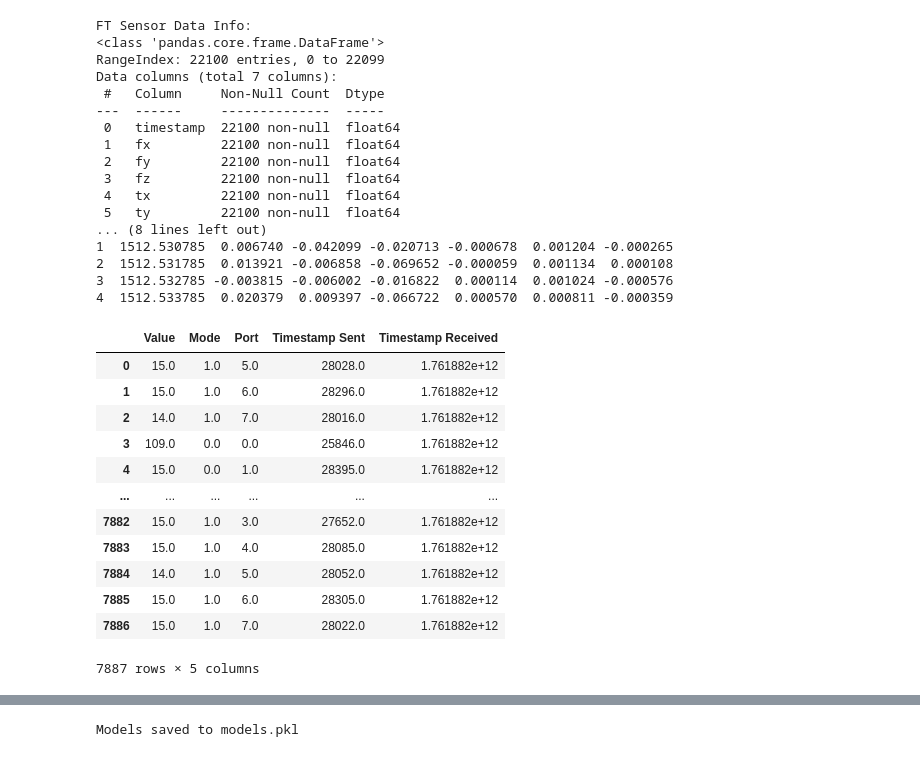
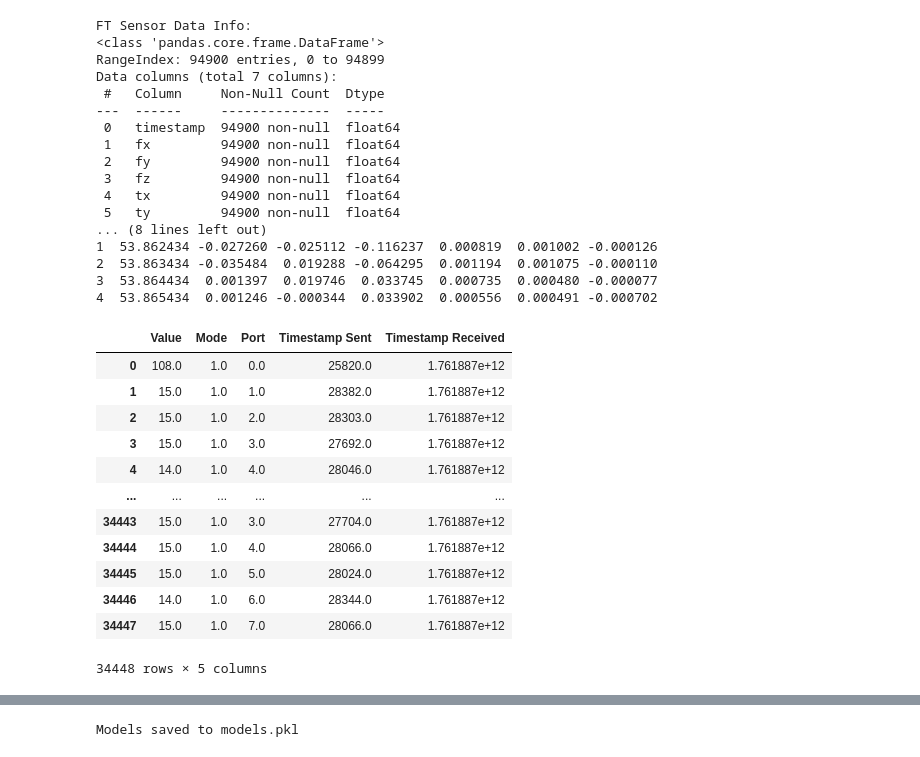
Before and after one commit to ECE382-Team2/ESP_Firmware, a Jupyter notebook: calibration/calibration.ipynb, the cells around one changed output, grey strips where cells are left out. Saved outputs shown, nothing was run; the diff lists cells and outputs as text; code cells hidden in the pictures.

```diff
--- a/calibration/calibration.ipynb
+++ b/calibration/calibration.ipynb
@@ -5,51 +5,56 @@ import numpy as np
 #%matplotlib ipympl
 # %%
 # Read the CSV files
-ft_sensor_data = pd.read_csv('1_ft_sensor_data_20251030_224736.csv')
-psoc_data = pd.read_csv('/home/karmanyaahm/Documents/code/random/haptic_homies_esp_firmware/calibration/1_20251030_224600_withftsensor_random_z_presses_data.csv')
+# ft_sensor_data = pd.read_csv('8_ft_sensor_data_20251030_235747.csv')
+# psoc_data = pd.read_csv('8_20251030_235512_test8_actually_tocuhing_properly_plz_red_data.csv')
+
+ft_sensor_data = pd.read_csv('9_ft_sensor_data_20251031_000832.csv')
+psoc_data = pd.read_csv('9_20251031_000641_test9_blue_but_touching_properly_data.csv')
+
+
 
 # Display basic information about the datasets
 print("FT Sensor Data Info:")
 print(ft_sensor_data.info())
 print("\nFirst few rows of FT Sensor Data:")
 print(ft_sensor_data.head())
 
 # print("\nPSOC Data Info:")
 # print(psoc_data.info())
 # print("\nFirst few rows of PSOC Data:")
 # print(psoc_data.head())
 psoc_data
 # %% [output]
 FT Sensor Data Info:
 <class 'pandas.core.frame.DataFrame'>
-RangeIndex: 22100 entries, 0 to 22099
+RangeIndex: 94900 entries, 0 to 94899
 Data columns (total 7 columns):
  #   Column     Non-Null Count  Dtype
 ---  ------     --------------  -----
- 0   timestamp  22100 non-null  float64
- 1   fx         22100 non-null  float64
- 2   fy         22100 non-null  float64
- 3   fz         22100 non-null  float64
- 4   tx         22100 non-null  float64
- 5   ty         22100 non-null  float64
+ 0   timestamp  94900 non-null  float64
+ 1   fx         94900 non-null  float64
+ 2   fy         94900 non-null  float64
+ 3   fz         94900 non-null  float64
+ 4   tx         94900 non-null  float64
+ 5   ty         94900 non-null  float64
 ... (8 lines left out)
-1  1512.530785  0.006740 -0.042099 -0.020713 -0.000678  0.001204 -0.000265
-2  1512.531785  0.013921 -0.006858 -0.069652 -0.000059  0.001134  0.000108
-3  1512.532785 -0.003815 -0.006002 -0.016822  0.000114  0.001024 -0.000576
-4  1512.533785  0.020379  0.009397 -0.066722  0.000570  0.000811 -0.000359
+1  53.862434 -0.027260 -0.025112 -0.116237  0.000819  0.001002 -0.000126
+2  53.863434 -0.035484  0.019288 -0.064295  0.001194  0.001075 -0.000110
+3  53.864434  0.001397  0.019746  0.033745  0.000735  0.000480 -0.000077
+4  53.865434  0.001246 -0.000344  0.033902  0.000556  0.000491 -0.000702
 |  | Value | Mode | Port | Timestamp Sent | Timestamp Received |
-| 0 | 15.0 | 1.0 | 5.0 | 28028.0 | 1.761882e+12 |
-| 1 | 15.0 | 1.0 | 6.0 | 28296.0 | 1.761882e+12 |
-| 2 | 14.0 | 1.0 | 7.0 | 28016.0 | 1.761882e+12 |
-| 3 | 109.0 | 0.0 | 0.0 | 25846.0 | 1.761882e+12 |
-| 4 | 15.0 | 0.0 | 1.0 | 28395.0 | 1.761882e+12 |
+| 0 | 108.0 | 1.0 | 0.0 | 25820.0 | 1.761887e+12 |
+| 1 | 15.0 | 1.0 | 1.0 | 28382.0 | 1.761887e+12 |
+| 2 | 15.0 | 1.0 | 2.0 | 28303.0 | 1.761887e+12 |
+| 3 | 15.0 | 1.0 | 3.0 | 27692.0 | 1.761887e+12 |
+| 4 | 14.0 | 1.0 | 4.0 | 28046.0 | 1.761887e+12 |
 | ... | ... | ... | ... | ... | ... |
-| 7882 | 15.0 | 1.0 | 3.0 | 27652.0 | 1.761882e+12 |
-| 7883 | 15.0 | 1.0 | 4.0 | 28085.0 | 1.761882e+12 |
-| 7884 | 14.0 | 1.0 | 5.0 | 28052.0 | 1.761882e+12 |
-| 7885 | 15.0 | 1.0 | 6.0 | 28305.0 | 1.761882e+12 |
-| 7886 | 15.0 | 1.0 | 7.0 | 28022.0 | 1.761882e+12 |
+| 34443 | 15.0 | 1.0 | 3.0 | 27704.0 | 1.761887e+12 |
+| 34444 | 15.0 | 1.0 | 4.0 | 28066.0 | 1.761887e+12 |
+| 34445 | 15.0 | 1.0 | 5.0 | 28024.0 | 1.761887e+12 |
+| 34446 | 14.0 | 1.0 | 6.0 | 28344.0 | 1.761887e+12 |
+| 34447 | 15.0 | 1.0 | 7.0 | 28066.0 | 1.761887e+12 |
-7887 rows × 5 columns
+34448 rows × 5 columns
 # %%
 ###################### pre-process PSOC data: ######################
 
```
Also changed, not shown: parts of 7 cells of this notebook, 1 other file.
